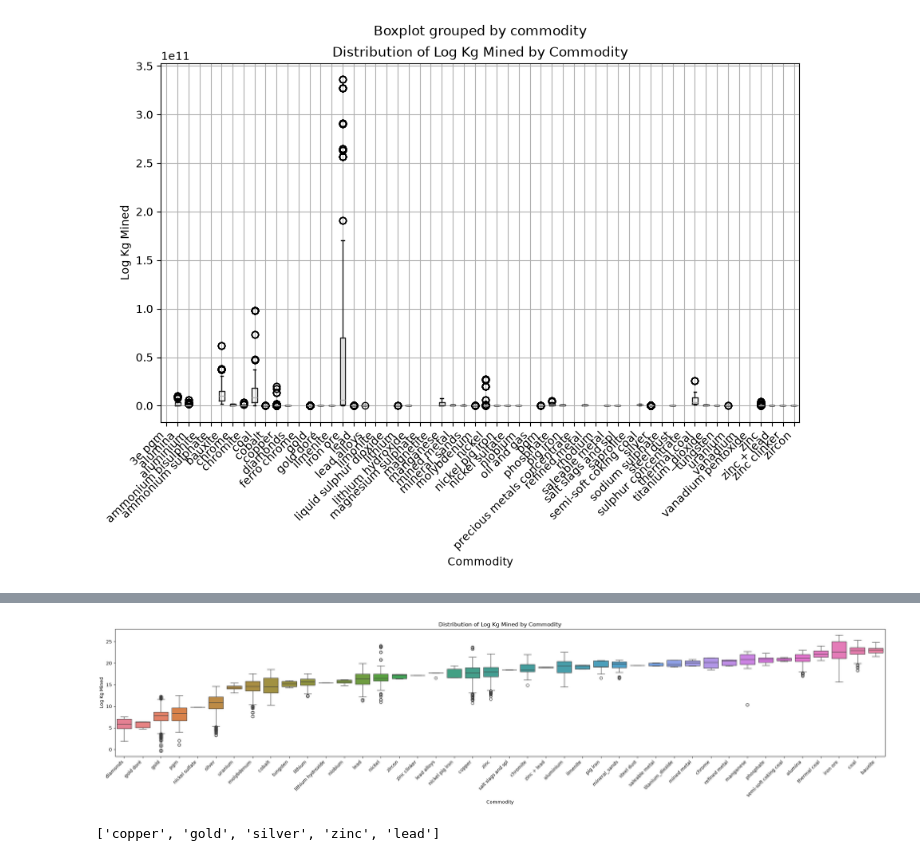
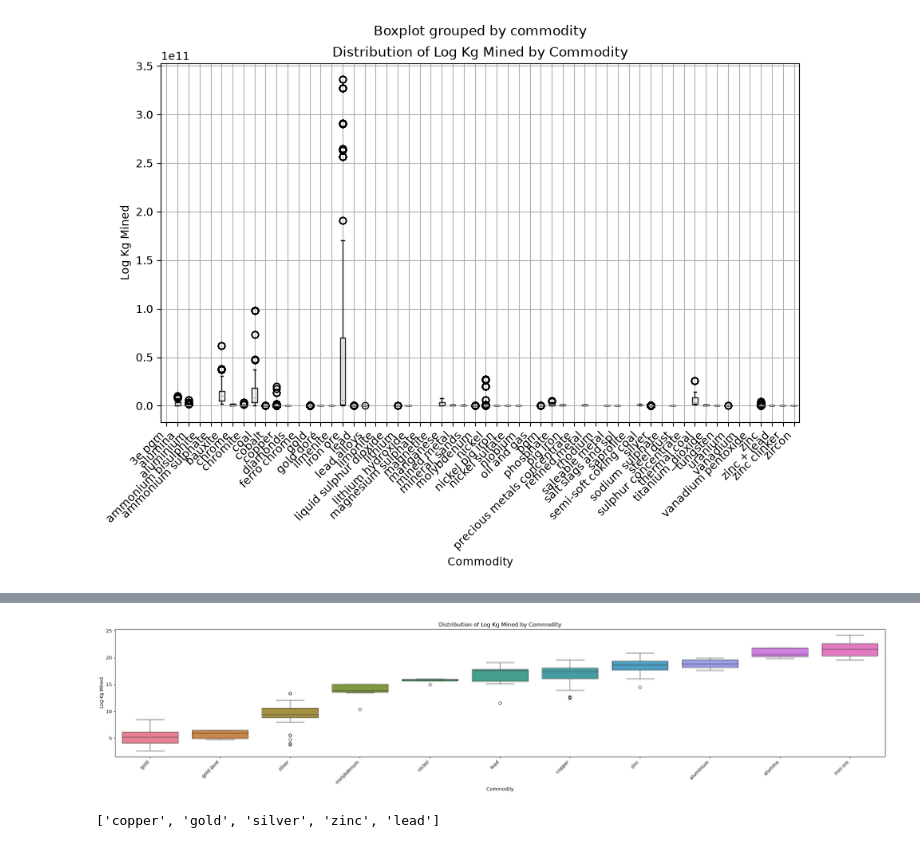
Before and after one commit to littlleHawk/sta556-homework-2, a Jupyter notebook: notebooks/HW_2_csv.ipynb, the cells around one changed output, grey strips where cells are left out. Cells and saved outputs as stored; diff of their text form; code cells hidden in the pictures.

```diff
--- a/notebooks/HW_2_csv.ipynb
+++ b/notebooks/HW_2_csv.ipynb
@@ -384,37 +378,37 @@ plt.show()
 # %%
-log_amounts_mined = utils.log_transform(all_amounts_mined, "kg_mined", "log_kg_mined")
+log_amounts_mined = utils.log_transform(time_and_kg_homogenized, "kg_mined", "log_kg_mined")
 
 commodity_order = ( # order commodities by mean so a relationship is easier to see
     log_amounts_mined.groupby("commodity")["log_kg_mined"]
     .mean()
     .sort_values()
     .index
 )
 commodity_palette = dict( # make it pretty!
     zip(commodity_order, sns.color_palette("husl", n_colors=len(commodity_order)))
 )
 fig, ax = plt.subplots(figsize=(30, 5))
 
 ax = sns.boxplot(
     data=log_amounts_mined,
     x="commodity",
     y="log_kg_mined",
     order=commodity_order,
     hue="commodity",
     hue_order=commodity_order,
     palette=commodity_palette,
     dodge=False,
 )
 if ax.get_legend() is not None:
     ax.get_legend().remove()
 
 plt.title("Distribution of Log Kg Mined by Commodity")
 plt.xlabel("Commodity")
 plt.ylabel("Log Kg Mined")
 plt.xticks(rotation=45, ha="right")
 plt.show()
 # %% [output]
-[figure, old version]
+[figure, new version]
 # %%
 top_5_commodities = list(time_and_kg_homogenized["commodity"].value_counts().head().index)
 top_5_commodities
```
Also changed, not shown: parts of 8 cells of this notebook, 1 other file.
